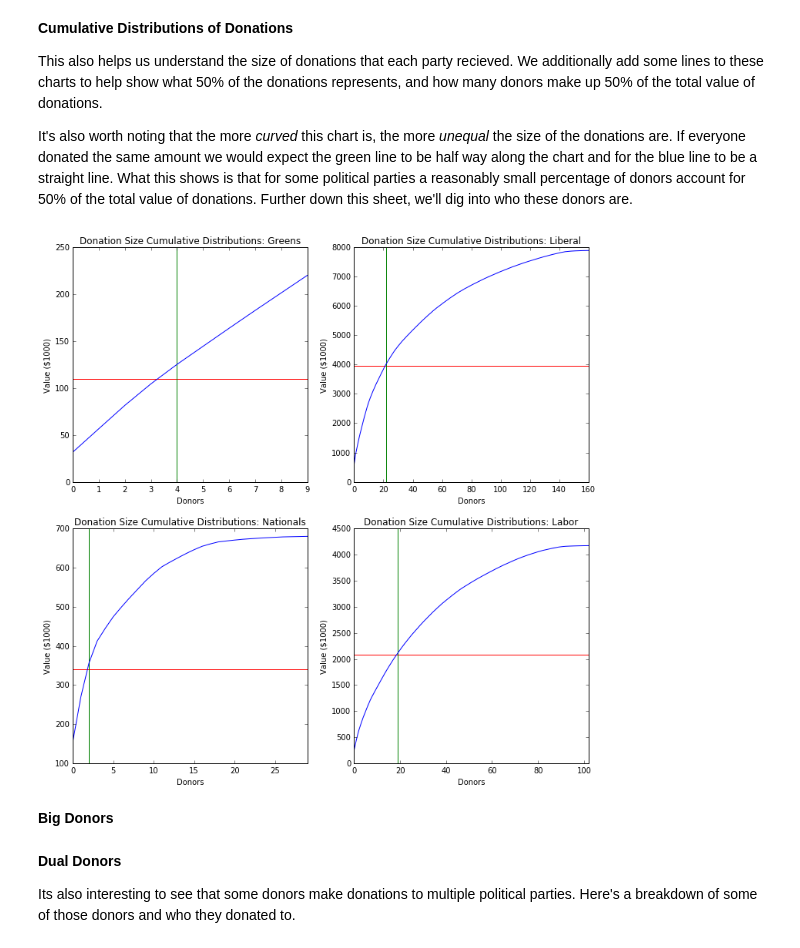
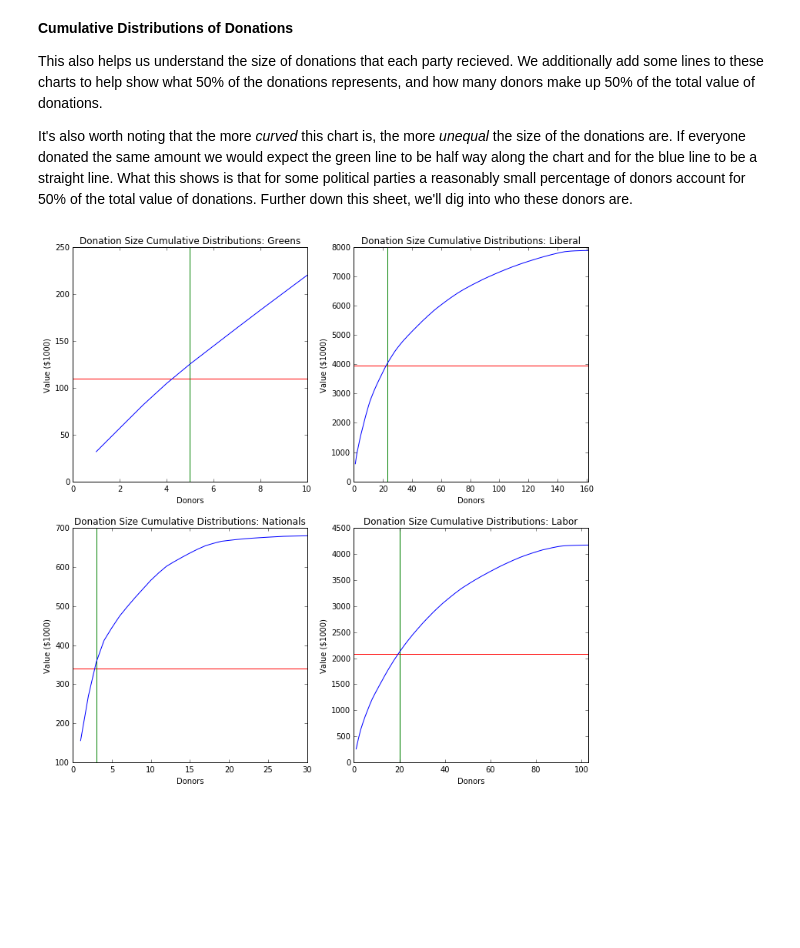
Before and after one commit to adamjoshuagray/Australian-Political-Donations, a Jupyter notebook: Donations 2014-2015.ipynb, the cells around one changed output. Cells and saved outputs as stored; diff of their text form; code cells hidden in the pictures; blank space fills up the shorter version.

Commit message:
Updates and added donor breakdown.

```diff
--- a/Donations 2014-2015.ipynb
+++ b/Donations 2014-2015.ipynb
@@ -37,12 +41,8 @@ __Donation Totals__
 # %%
 print('Total value of donations over the reportable ($12,800) threadhold in 2014-2015')
 print('')
-totals = []
-for party, dons in donations.items():
-    total = int(dons['AmountPaid'].sum())
-    print('{:s}: ${:,d}'.format(party, total))
-    totals.append(total)
-
+totals = list(map(lambda v: v['AmountPaid'].sum(), donations.values()))
+display(pd.DataFrame(totals, donations.keys(), columns=['Total Donated']))
 ax = plt.pie(totals, labels=list(donations.keys()), colors=('g', 'b', 'c', 'r'))
 # %% [output]
 Total value of donations over the reportable ($12,800) threadhold in 2014-2015
@@ -78,28 +78,22 @@ It's also worth noting that the more *curved* this chart is, the more *unequal*
 # %%
 f, axarr = plt.subplots(2, 2)
 i = 0
 for party, dons in donations.items():
     ax = axarr[int(i / 2), i % 2]
     sums = dons.groupby('DonorClientNm').sum()['AmountPaid']
     sums = sums.sort_values(ascending=False) / 1000
-    sums.index = range(len(sums))
+    sums.index = range(1, len(sums) + 1)
     cumsums = sums.cumsum()
     total = sums.sum()
     half = total / 2
     half_idx = cumsums[cumsums < half].index[-1]
     ax.axhline(half, color='r')
     ax.axvline(half_idx + 1, color='g')
     cumsums.plot(ax=ax)
     ax.set_title('Donation Size Cumulative Distributions: %s' % party)
     ax.set_xlabel('Donors')
     ax.set_ylabel('Value ($1000)')
     i += 1
 fig = plt.gcf().set_size_inches(12, 12)
 # %% [output]
-[figure, old version]
+[figure, new version]
-# %% [markdown]
-__Big Donors__
-# %% [markdown]
-__Dual Donors__
-
-Its also interesting to see that some donors make donations to multiple political parties. Here's a breakdown of some of those donors and who they donated to.
```
Also changed, not shown: parts of 4 cells of this notebook.
